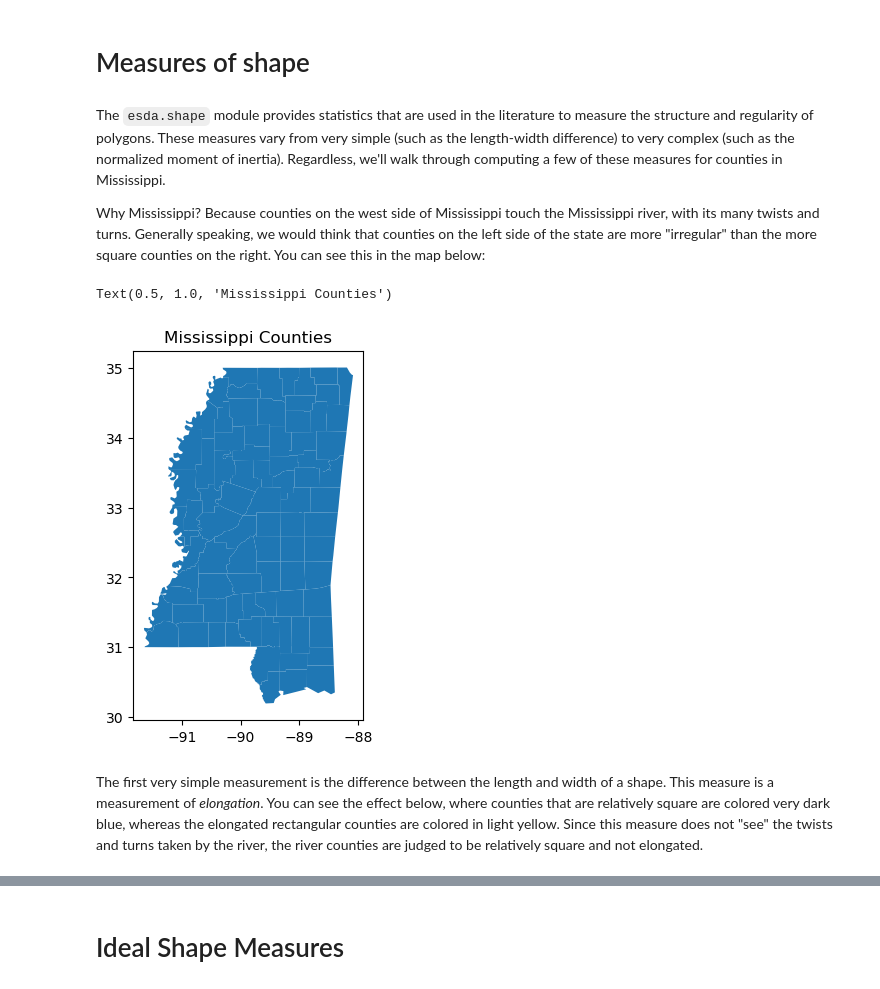
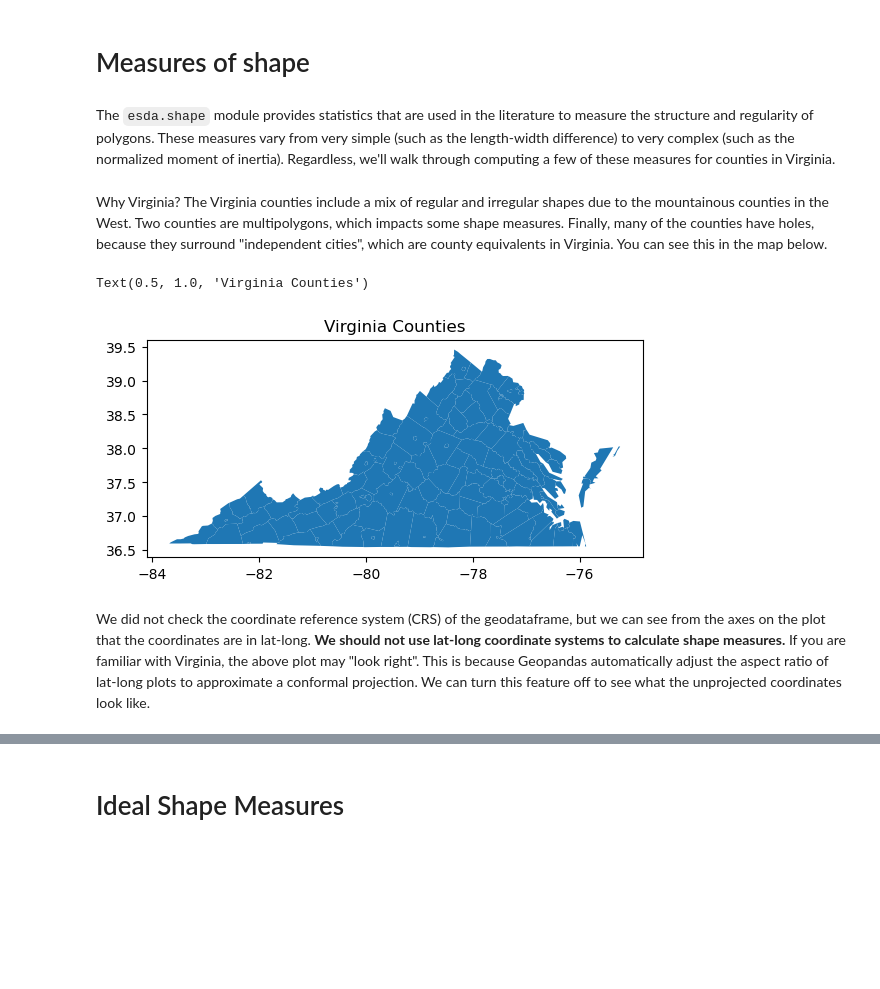
Before and after one commit to pysal/esda, a Jupyter notebook: notebooks/shape-measures.ipynb, the cells around one changed output, grey strips where cells are left out. Drawn from its saved outputs; the diff is of its cells as text; code cells hidden in the pictures; blank space fills up the shorter version.

Commit message:
Updated existing shape measures to use Virginia instead of Mississippi

```diff
--- a/notebooks/shape-measures.ipynb
+++ b/notebooks/shape-measures.ipynb
@@ -1,8 +1,5 @@
 # %% [markdown]
 # Measures of shape
 # %% [markdown]
-The `esda.shape` module provides statistics that are used in the literature to measure the structure and regularity of polygons. These measures vary from very simple (such as the length-width difference) to very complex (such as the normalized moment of inertia). Regardless, we'll walk through computing a few of these measures for counties in Mississippi.
-
-
-Why Mississippi? Because counties on the west side of Mississippi touch the Mississippi river, with its many twists and turns. Generally speaking, we would think that counties on the left side of the state are more "irregular" than the more square counties on the right. You can see this in the map below:
+The `esda.shape` module provides statistics that are used in the literature to measure the structure and regularity of polygons. These measures vary from very simple (such as the length-width difference) to very complex (such as the normalized moment of inertia). Regardless, we'll walk through computing a few of these measures for counties in Virginia.
 # %%
@@ -16,11 +14,12 @@ from esda import shape as shapestats
 # %%
-counties = geopandas.read_file(libpysal.examples.get_path("south.shp"))
-ms_counties = counties.query("STATE_NAME == 'Mississippi'")
+counties = geopandas.read_file(libpysal.examples.get_path("virginia.shp"))
+# %% [markdown]
+Why Virginia? The Virginia counties include a mix of regular and irregular shapes due to the mountainous counties in the West. Two counties are multipolygons, which impacts some shape measures. Finally, many of the counties have holes, because they surround "independent cities", which are county equivalents in Virginia. You can see this in the map below.
 # %%
-ms_counties.plot()
-plt.title("Mississippi Counties")
+counties.plot()
+plt.title("Virginia Counties")
 # %% [output]
-Text(0.5, 1.0, 'Mississippi Counties')
+Text(0.5, 1.0, 'Virginia Counties')
-[figure, old version]
+[figure, new version]
-# %% [markdown]
-The first very simple measurement is the difference between the length and width of a shape. This measure is a measurement of *elongation*. You can see the effect below, where counties that are relatively square are colored very dark blue, whereas the elongated rectangular counties are colored in light yellow. Since this measure does not "see" the twists and turns taken by the river, the river counties are judged to be relatively square and not elongated.
+# %% [markdown]
+We did not check the coordinate reference system (CRS) of the geodataframe, but we can see from the axes on the plot that the coordinates are in lat-long. **We should not use lat-long coordinate systems to calculate shape measures.** If you are familiar with Virginia, the above plot may "look right". This is because Geopandas automatically adjust the aspect ratio of lat-long plots to approximate a conformal projection. We can turn this feature off to see what the unprojected coordinates look like.
```
Also changed, not shown: parts of 33 cells of this notebook.
